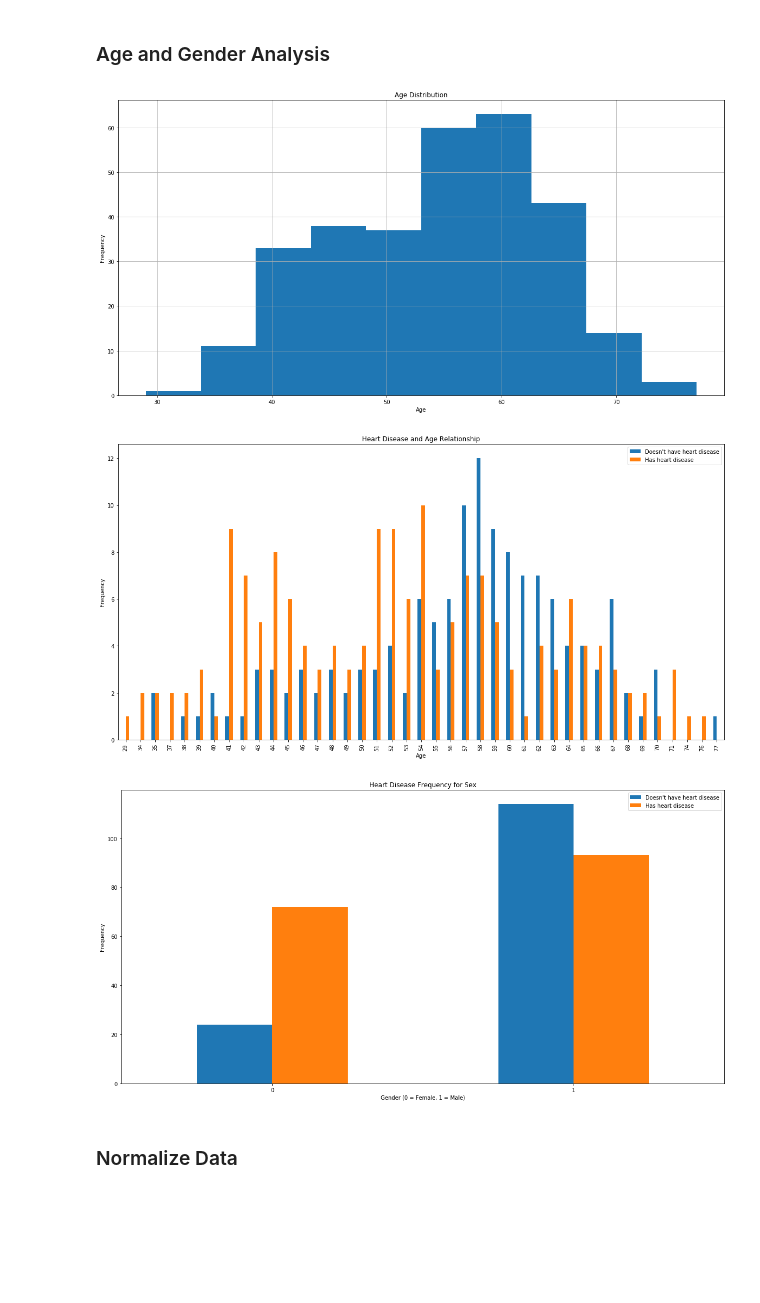
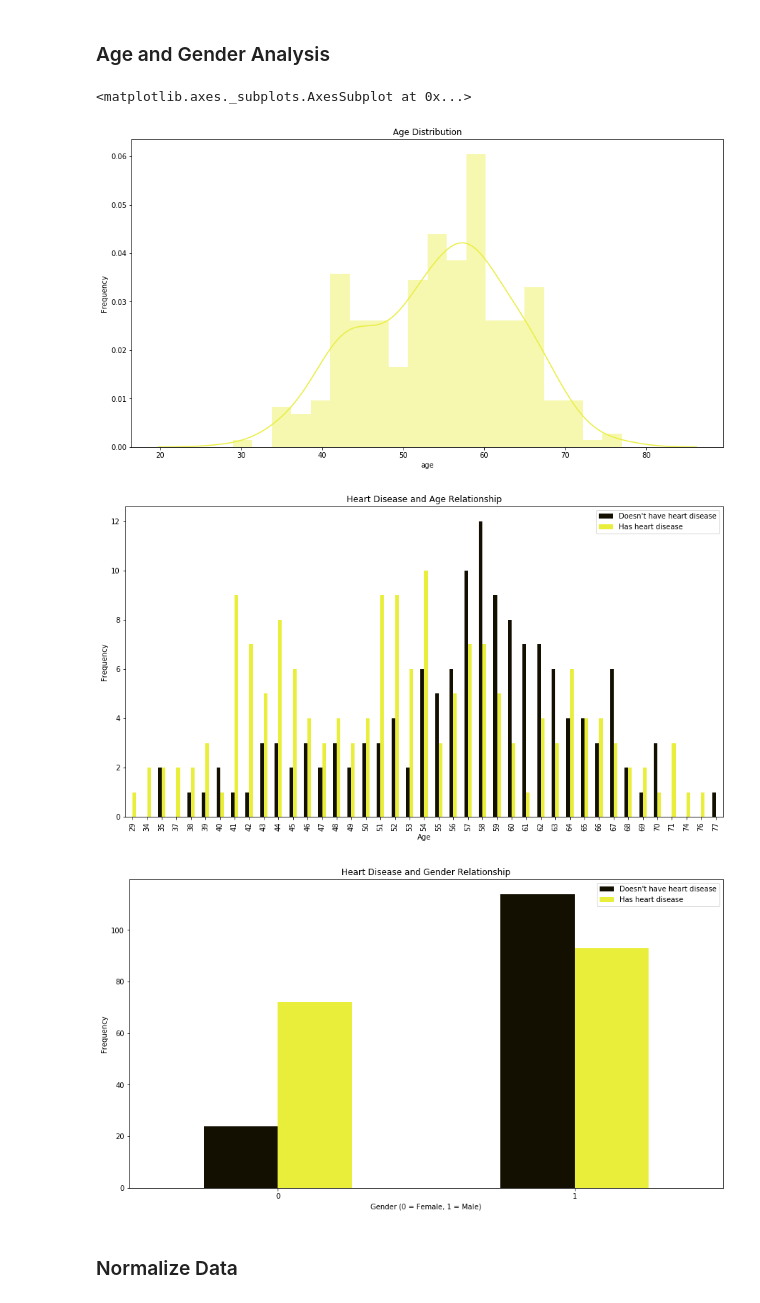
Before and after one commit to SonerAbay/heart-disease-detection, a Jupyter notebook: heart_disease.ipynb, the cells around one changed output. Saved outputs shown, nothing was run; the diff lists cells and outputs as text; code cells hidden in the pictures; blank space fills up the shorter version.

```diff
--- a/heart_disease.ipynb
+++ b/heart_disease.ipynb
@@ -138,31 +138,32 @@ plt.show()
 # %% [markdown]
 ### Age and Gender Analysis
 # %%
+plt.figure(figsize=(15,8))
 plt.title('Age Distribution')
-plt.xlabel('Age')
 plt.ylabel('Frequency')
-hist = df['age'].hist(bins=10,figsize=(20,10))
+sns.distplot(df['age'],color='#E9EE3B',bins=20)
 # %% [output]
+<matplotlib.axes._subplots.AxesSubplot at 0x...>
-[figure, old version]
+[figure, new version]
 # %%
-pd.crosstab(df.age,df.heart_disease).plot(kind="bar",figsize=(20,10))
+pd.crosstab(df.age,df.heart_disease).plot(kind="bar",figsize=(15,8), color=['#131002','#E9EE3B' ])
 plt.title('Heart Disease and Age Relationship')
 plt.legend(["Doesn't have heart disease", "Has heart disease"])
 plt.xlabel('Age')
 plt.ylabel('Frequency')
 plt.show()
 # %% [output]
-[figure, old version]
+[figure, new version]
 # %%
-pd.crosstab(df.isMale,df.heart_disease).plot(kind="bar",figsize=(20,10))
-plt.title('Heart Disease Frequency for Gender')
+pd.crosstab(df.isMale,df.heart_disease).plot(kind="bar",figsize=(15,8), color=['#131002','#E9EE3B'])
+plt.title('Heart Disease and Gender Relationship')
 plt.xlabel('Gender (0 = Female, 1 = Male)')
 plt.xticks(rotation=0)
 plt.legend(["Doesn't have heart disease", "Has heart disease"])
 plt.ylabel('Frequency')
 plt.show()
 # %% [output]
-[figure, old version]
+[figure, new version]
 # %% [markdown]
 ### Normalize Data
 # %%
```
Also changed, not shown: parts of 9 cells of this notebook.
